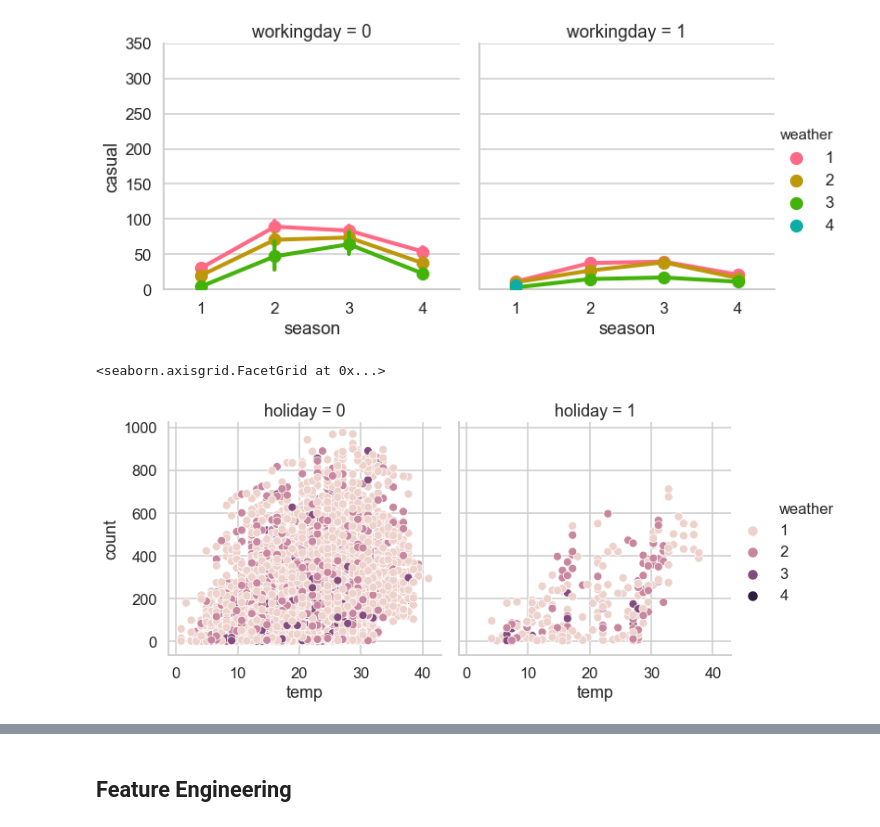
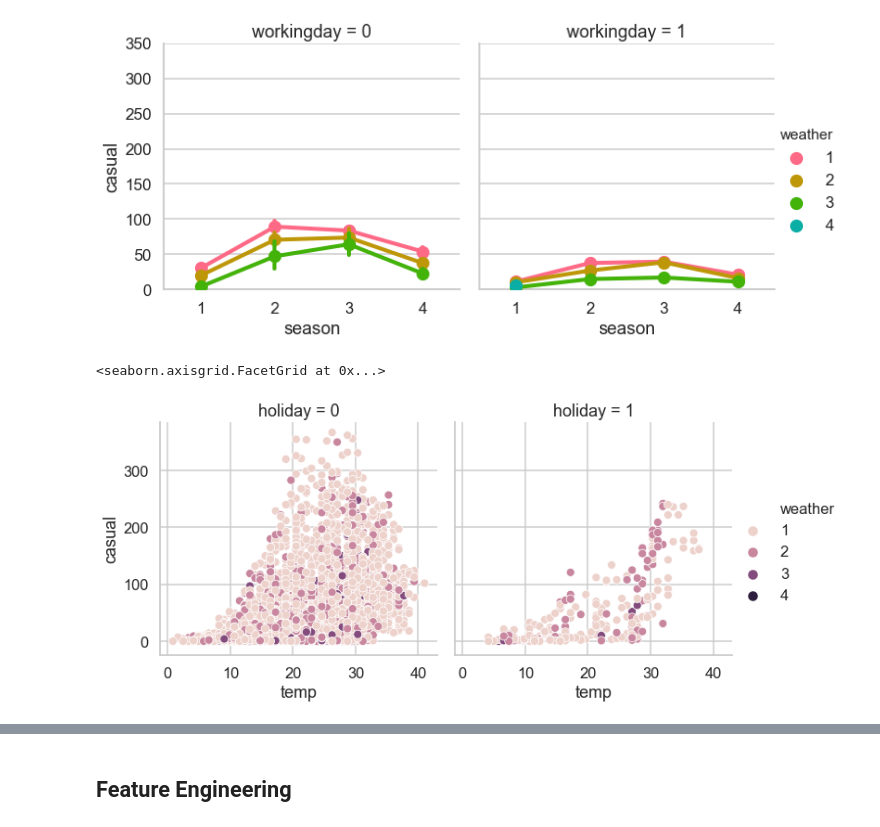
Before and after one commit to julisep/SPICEDbootcamp, a Jupyter notebook: Week_03/Bicycle/Bicycle02_registered_casual.ipynb, the cells around one changed output, grey strips where cells are left out. Saved outputs shown, nothing was run; the diff lists cells and outputs as text; code cells hidden in the pictures.

```diff
--- a/Week_03/Bicycle/Bicycle02_registered_casual.ipynb
+++ b/Week_03/Bicycle/Bicycle02_registered_casual.ipynb
@@ -61,7 +61,7 @@ g.set(ylim=(0, 350))
 <seaborn.axisgrid.FacetGrid at 0x...>
 [figure]
 # %%
-sns.relplot(x="temp", y="count", hue="weather", col="holiday", data=X_train)
+sns.relplot(x="temp", y="casual", hue="weather", col="holiday", data=X_train)
 # %% [output]
 <seaborn.axisgrid.FacetGrid at 0x...>
-[figure, old version]
+[figure, new version]
```
Also changed, not shown: parts of 28 cells of this notebook, 2 other files.
